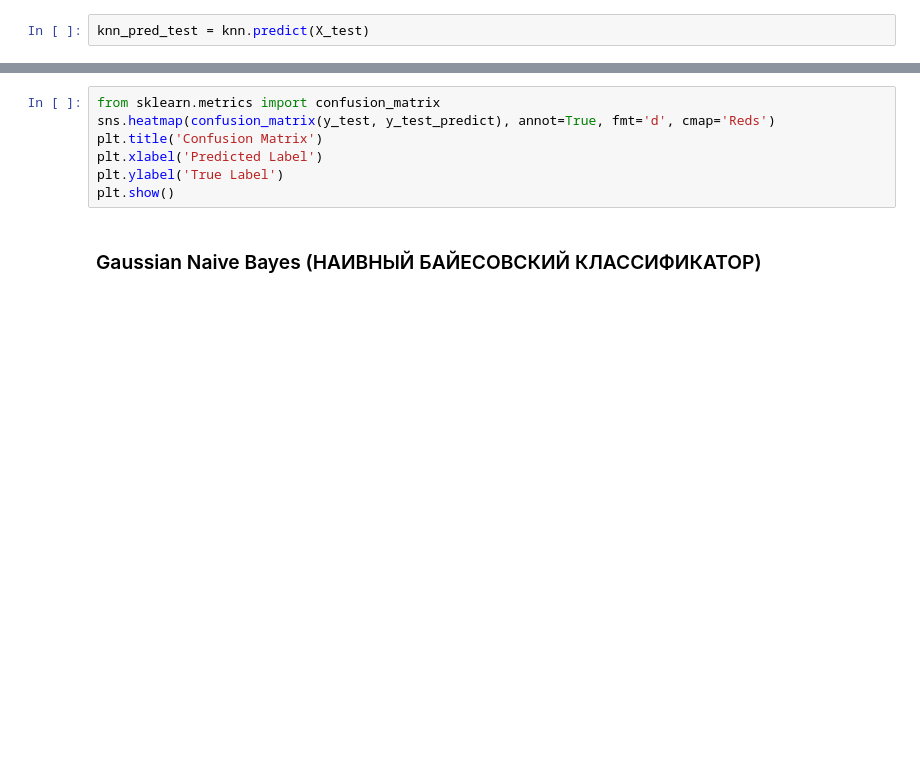
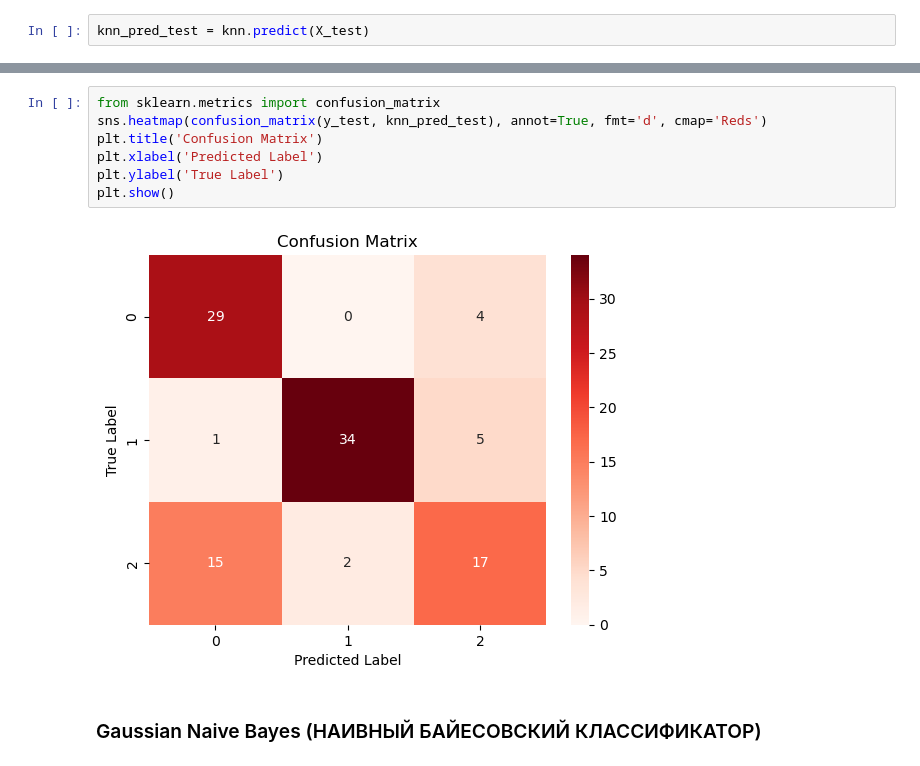
Before and after one commit to WannaBeGuineaPig/Maching_Learning_and_Big_Data, a Jupyter notebook: pinguin_analiz.ipynb, the cells around one changed output, grey strips where cells are left out. Saved outputs shown, nothing was run; the diff lists cells and outputs as text; blank space fills up the shorter version.

```diff
--- a/pinguin_analiz.ipynb
+++ b/pinguin_analiz.ipynb
@@ -563,10 +606,12 @@ NameError: name 'y_test_predict' is not defined
 # %%
 from sklearn.metrics import confusion_matrix
-sns.heatmap(confusion_matrix(y_test, y_test_predict), annot=True, fmt='d', cmap='Reds')
+sns.heatmap(confusion_matrix(y_test, knn_pred_test), annot=True, fmt='d', cmap='Reds')
 plt.title('Confusion Matrix')
 plt.xlabel('Predicted Label')
 plt.ylabel('True Label')
 plt.show()
+# %% [output]
+[figure, added]
 # %% [markdown]
 ### Gaussian Naive Bayes (НАИВНЫЙ БАЙЕСОВСКИЙ КЛАССИФИКАТОР)
 # %%
```
Also changed, not shown: parts of 14 cells of this notebook.
